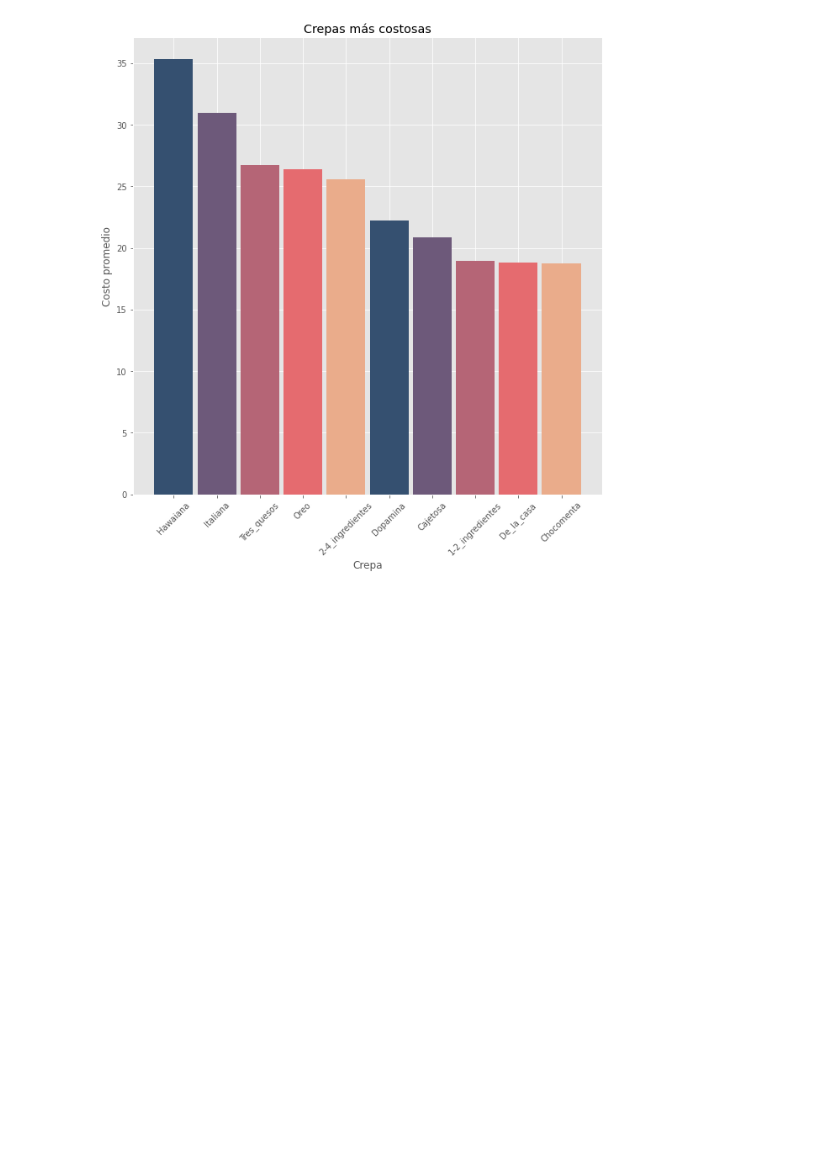
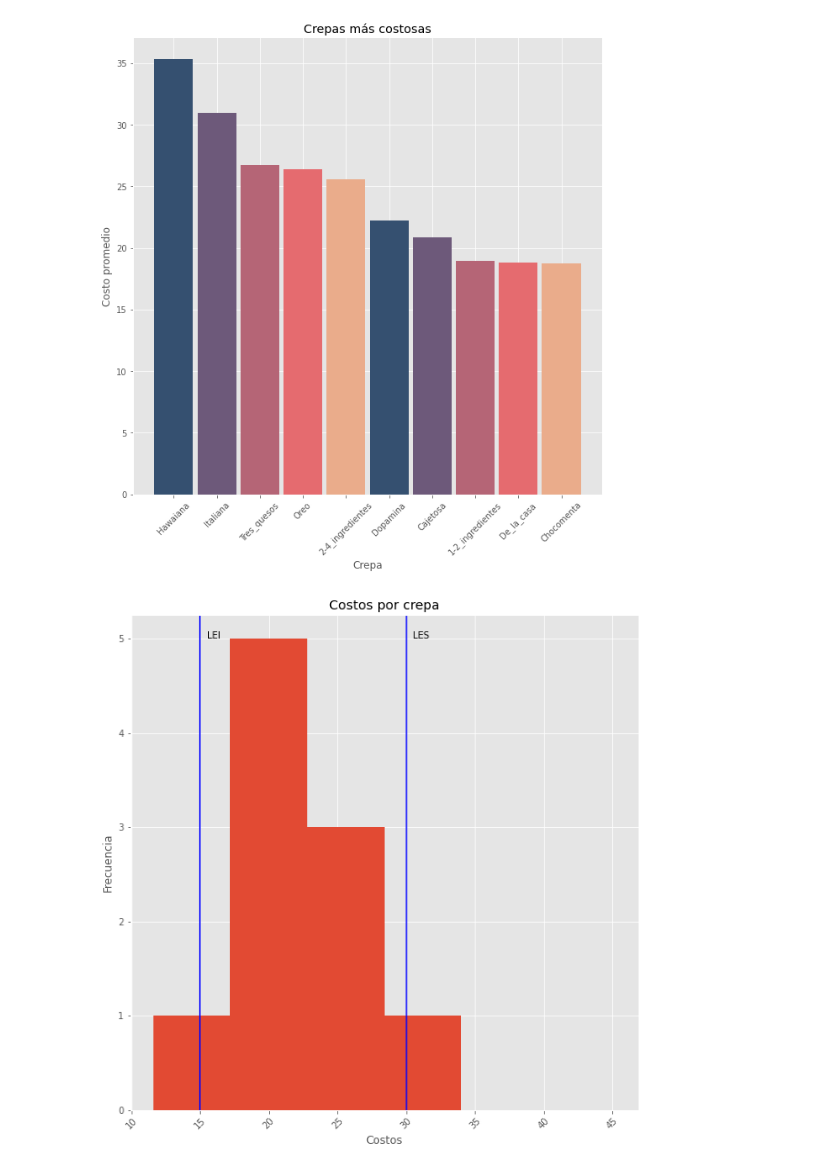
Before and after one commit to JavisG300/App_crepas, a Jupyter notebook: pareto.ipynb, the cells around one changed output. Drawn from its saved outputs; the diff is of its cells as text; code cells hidden in the pictures; blank space fills up the shorter version.

```diff
--- a/pareto.ipynb
+++ b/pareto.ipynb
@@ -47,3 +47,20 @@ plt.savefig("Crepas_más_costosas")
 plt.show()
 # %% [output]
 [figure]
+# %%
+results = "SELECT costo FROM ventas GROUP BY crepa"
+df_crepas = pd.read_sql_query(results, con=conexion)
+plt.figure(figsize=(10,10))
+plt.hist(data=df_crepas,x='costo',bins=(11.6,17.2,22.8,28.4,34,39.6,45.2))
+plt.xticks(rotation = 45)
+plt.title('Costos por crepa')
+plt.xlabel('Costos')
+plt.ylabel('Frecuencia')
+plt.axvline(15, color='blue')
+plt.text(15.5,5, 'LEI')
+plt.axvline(30, color='blue')
+plt.text(30.5,5, 'LES')
+plt.savefig("Costos por crepa")
+plt.show()
+# %% [output]
+[figure, added]
```
